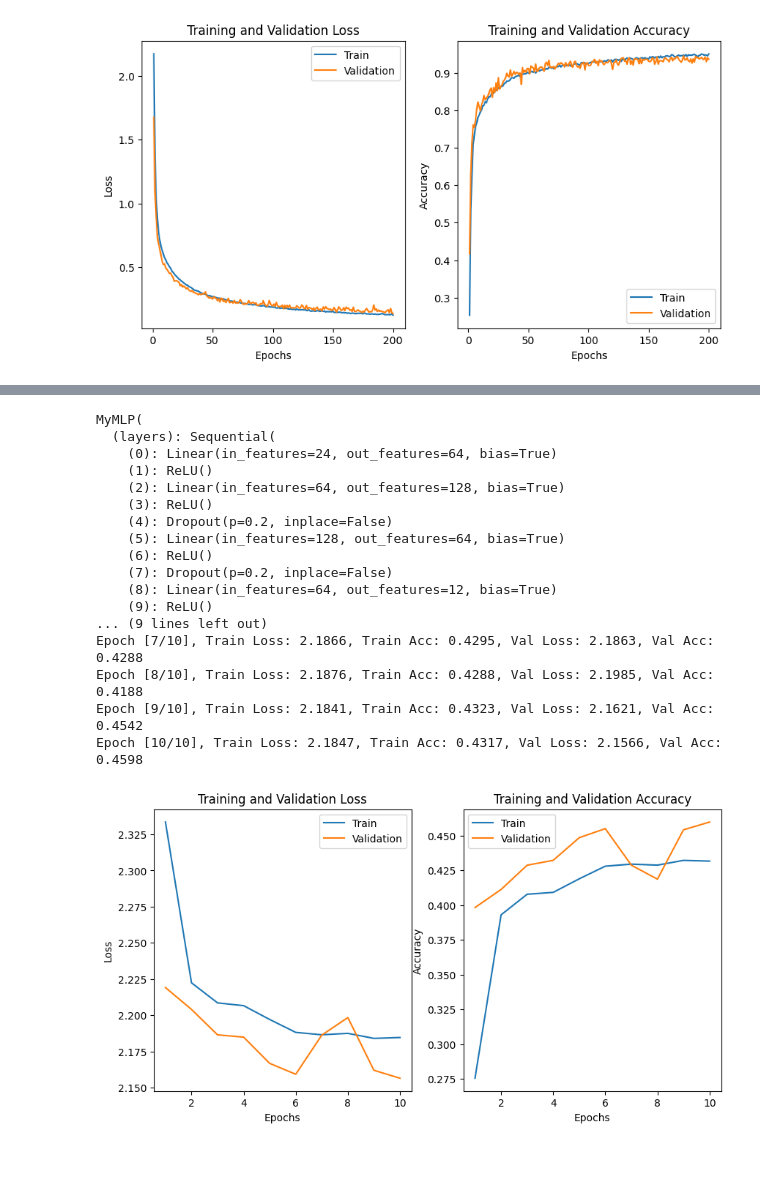
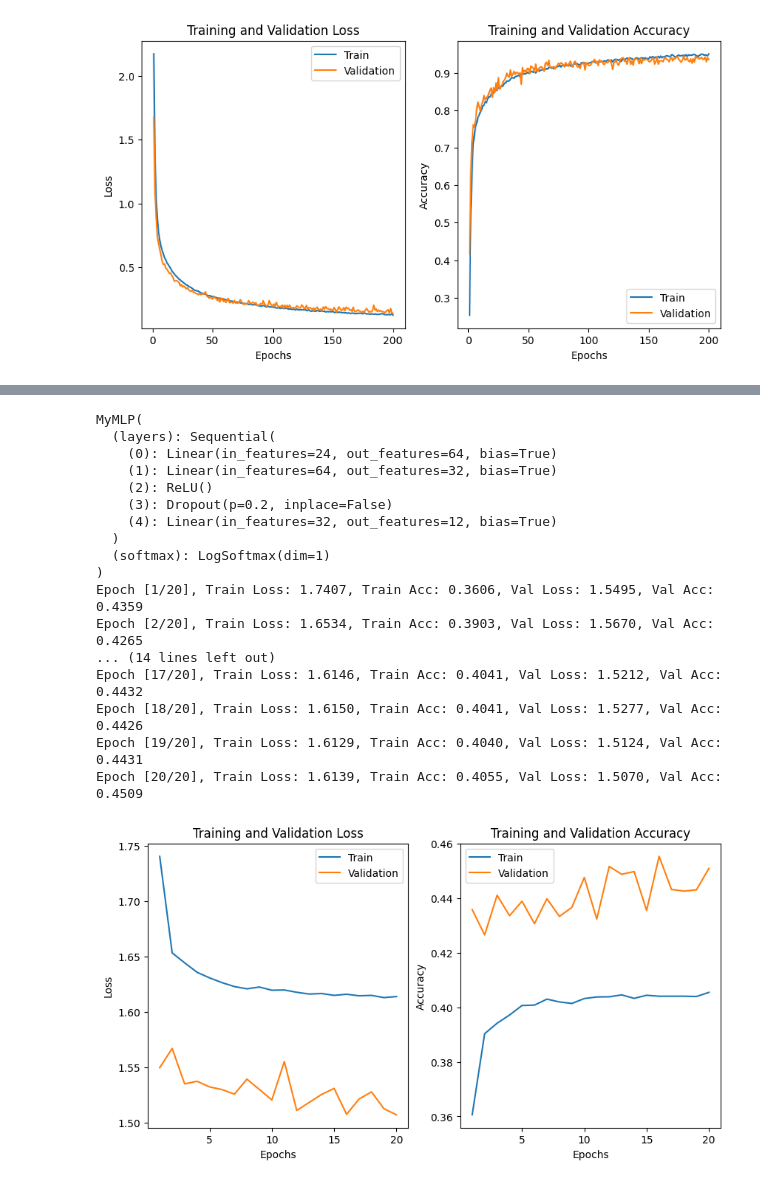
Before and after one commit to adityaahuja7/Advanced-Machine-Learning-CSE642-Assignments, a Jupyter notebook: Feature Noise/Assignment1_MLP.ipynb, the cells around one changed output, grey strips where cells are left out. Drawn from its saved outputs; the diff is of its cells as text; code cells hidden in the pictures; blank space fills up the shorter version.

```diff
--- a/Feature Noise/Assignment1_MLP.ipynb
+++ b/Feature Noise/Assignment1_MLP.ipynb
@@ -121,7 +122,6 @@ class MyMLP(torch.nn.Module):
         for i in range(len(linear)):
             if (i == 0 or i == len(linear)-1):
                 self.layers.append(linear[i])
-            elif (i == len(linear)-1):
                 self.layers.append(linear[i])
             else:
                 self.layers.append(linear[i])
@@ -319,24 +346,24 @@ Epoch [19/20], Train Loss: 1.0178, Train Acc: 0.6083, Val Loss: 0.8791, Val Acc:
 # %%
-Model = MyMLP(layers = [24,64,128,64,12], dropout=0.2).to(device)
+Model = MyMLP(layers = [24,64,32,12], dropout=0.2).to(device)
 print(Model)
 optimizer = optim.Adam(Model.parameters(), lr=0.01, weight_decay=0.001)
 train_model(Model,torch.nn.CrossEntropyLoss(), optimizer,Noise_High_train_loader, Noise_High_test_loader,num_epochs=20)
 # %% [output]
 MyMLP(
   (layers): Sequential(
     (0): Linear(in_features=24, out_features=64, bias=True)
-    (1): ReLU()
-    (2): Linear(in_features=64, out_features=128, bias=True)
-    (3): ReLU()
-    (4): Dropout(p=0.2, inplace=False)
-    (5): Linear(in_features=128, out_features=64, bias=True)
-    (6): ReLU()
-    (7): Dropout(p=0.2, inplace=False)
-    (8): Linear(in_features=64, out_features=12, bias=True)
-    (9): ReLU()
-... (9 lines left out)
-Epoch [7/10], Train Loss: 2.1866, Train Acc: 0.4295, Val Loss: 2.1863, Val Acc: 0.4288
-Epoch [8/10], Train Loss: 2.1876, Train Acc: 0.4288, Val Loss: 2.1985, Val Acc: 0.4188
-Epoch [9/10], Train Loss: 2.1841, Train Acc: 0.4323, Val Loss: 2.1621, Val Acc: 0.4542
-Epoch [10/10], Train Loss: 2.1847, Train Acc: 0.4317, Val Loss: 2.1566, Val Acc: 0.4598
+    (1): Linear(in_features=64, out_features=32, bias=True)
+    (2): ReLU()
+    (3): Dropout(p=0.2, inplace=False)
+    (4): Linear(in_features=32, out_features=12, bias=True)
+  )
+  (softmax): LogSoftmax(dim=1)
+)
+Epoch [1/20], Train Loss: 1.7407, Train Acc: 0.3606, Val Loss: 1.5495, Val Acc: 0.4359
+Epoch [2/20], Train Loss: 1.6534, Train Acc: 0.3903, Val Loss: 1.5670, Val Acc: 0.4265
+... (14 lines left out)
+Epoch [17/20], Train Loss: 1.6146, Train Acc: 0.4041, Val Loss: 1.5212, Val Acc: 0.4432
+Epoch [18/20], Train Loss: 1.6150, Train Acc: 0.4041, Val Loss: 1.5277, Val Acc: 0.4426
+Epoch [19/20], Train Loss: 1.6129, Train Acc: 0.4040, Val Loss: 1.5124, Val Acc: 0.4431
+Epoch [20/20], Train Loss: 1.6139, Train Acc: 0.4055, Val Loss: 1.5070, Val Acc: 0.4509
-[figure, old version]
+[figure, new version]
```
Also changed, not shown: parts of 6 cells of this notebook.
